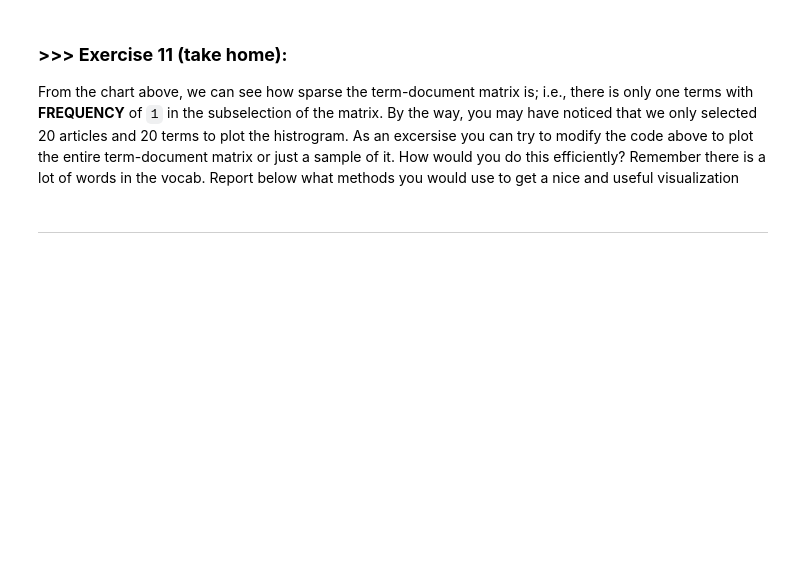
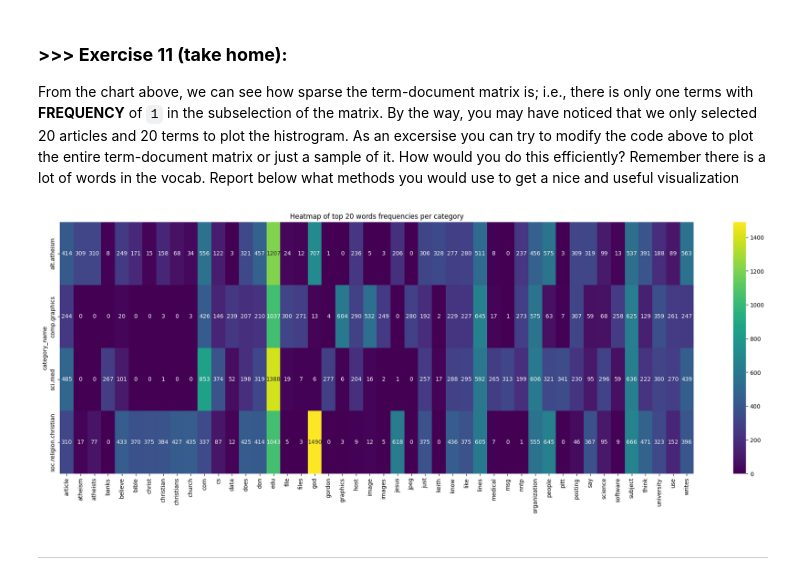
Before and after one commit to zhangjingxing/DM2025-Lab1-Exercise, a Jupyter notebook: DM2025-Lab1-Master.ipynb, the cells around one changed output. Saved outputs shown, nothing was run; the diff lists cells and outputs as text; code cells hidden in the pictures; blank space fills up the shorter version.

```diff
--- a/DM2025-Lab1-Master.ipynb
+++ b/DM2025-Lab1-Master.ipynb
@@ -1127,0 +1147,37 @@ From the chart above, we can see how sparse the term-document matrix is; i.e., t
+# %%
+# Answer here
+# We try to see which words are typical for each category
+# cause intuitively we might hypothesize that each category should have some words that are unique
+
+#create a big document for each category
+category_text = X.groupby('category_name')['text'].apply(' '.join)
+
+#remove common english word like 'the', 'is', etc for cleaner result
+cat_vect = CountVectorizer(stop_words='english')
+#this is just the same, to get the word counts
+category_counts = cat_vect.fit_transform(category_text)
+
+n_top_words = 20
+top_indices_per_category = []
+
+for i in range(category_counts.shape[0]):
+    row = category_counts.toarray()[i]
+    #collect the indices of top n words for this specific row
+    top_indices = row.argsort()[-n_top_words:][::-1]
+    top_indices_per_category.extend(top_indices)
+
+#get unique set of all top indices from all categories
+unique_top_indices = np.unique(top_indices_per_category)
+top_terms = cat_vect.get_feature_names_out()[unique_top_indices]
+
+#create hitmap
+heatmap_df_per_cat = pd.DataFrame(category_counts[:, unique_top_indices].toarray(),
+                                  index = category_text.index,
+                                  columns = top_terms)
+
+plt.figure(figsize=(25,8))
+sns.heatmap(heatmap_df_per_cat, annot=True, fmt='d', cmap='viridis')
+plt.title(f'Heatmap of top {n_top_words} words frequencies per category')
+plt.show()
+# %% [output]
+[figure, added]
```
Also changed, not shown: parts of 6 cells of this notebook.
